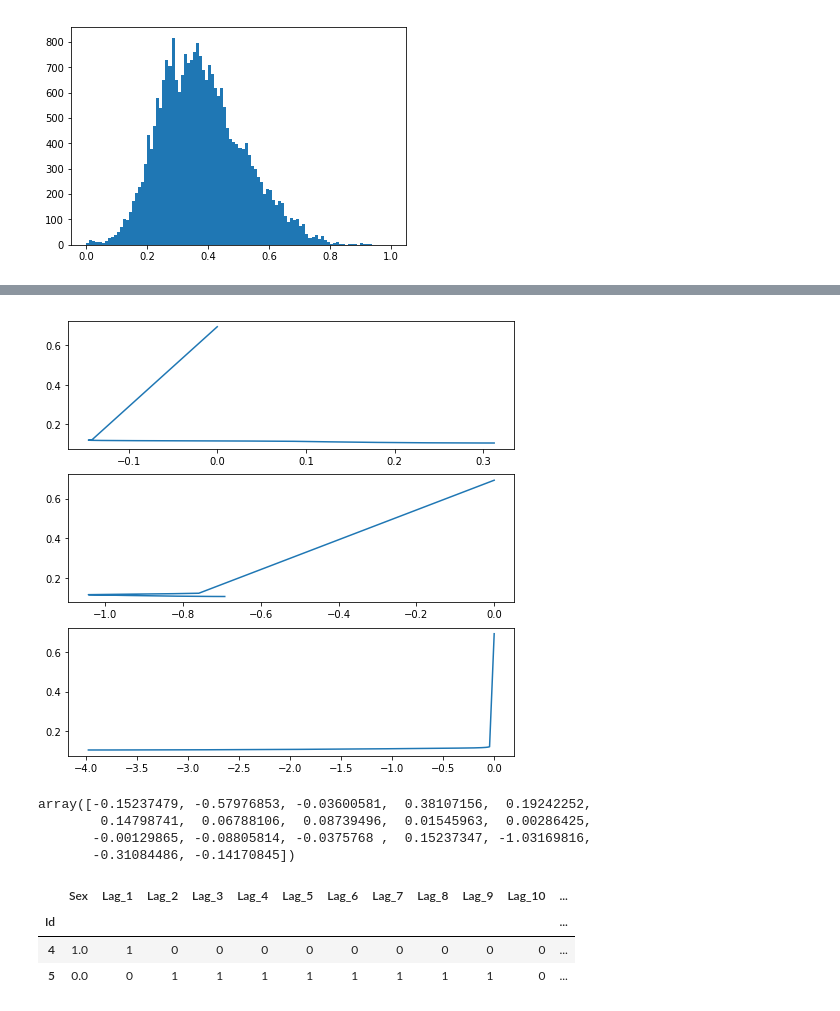
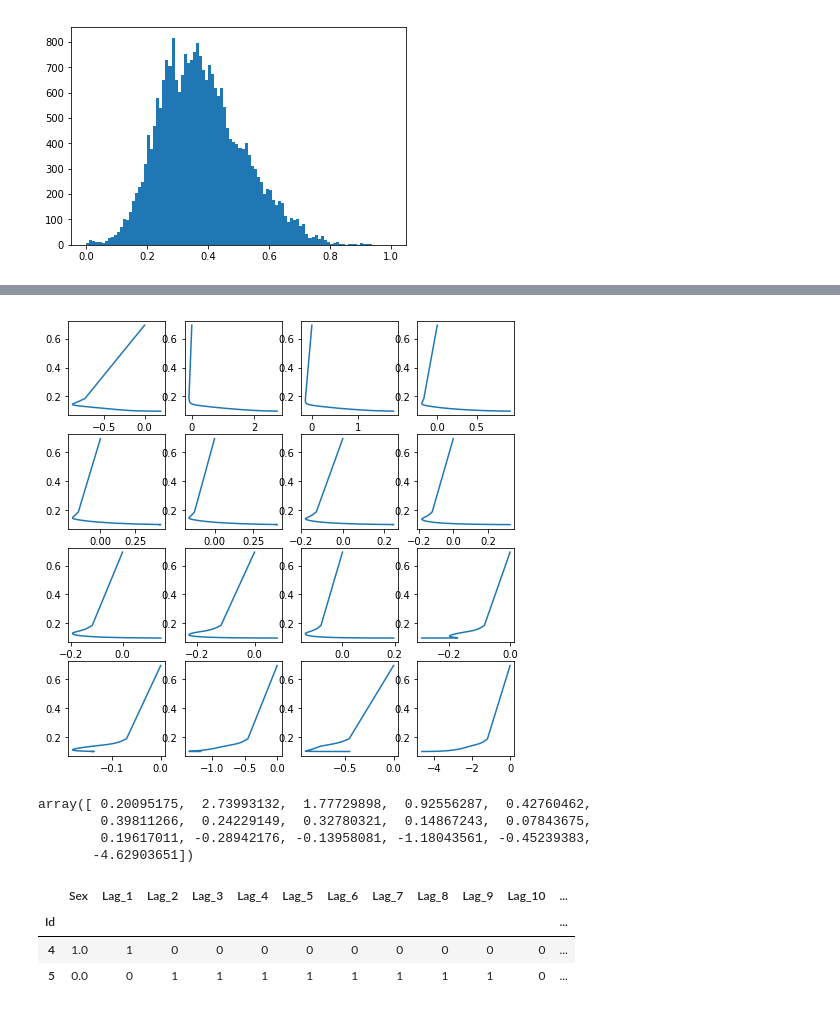
Before and after one commit to stawaway/Mini-project-1, a Jupyter notebook: Cleaning, Transformation, and Logistic Regression.ipynb, the cells around one changed output, grey strips where cells are left out. Saved outputs shown, nothing was run; the diff lists cells and outputs as text; code cells hidden in the pictures.

```diff
--- a/Cleaning, Transformation, and Logistic Regression.ipynb
+++ b/Cleaning, Transformation, and Logistic Regression.ipynb
@@ -247,0 +243,2 @@ train_df.head()
+# %%
+train_df["Dummy"] = np.ones(len(train_df))
@@ -313,11 +282,12 @@ def grad_fxn(w_vect, x_array, y_vect):
     #This function computes the gradient function, given the weights vector w_vect
     return (y_vect - sigmoid(np.dot(x_array, w_vect))).dot(x_array)
 
-def grad_descent(w_vect, x_array, y_vect, step, tol, maxi):
+def grad_descent(w_vect, x_array, y_vect, step, tol, maxi, print_out = True):
     start = time.time()
     #performs the gradient descent
     grad_history = [[w_vect, error_fxn(w_vect, x_array, y_vect)]]
     #store all the past values of the w vector and the error function
+    #(we use this to plot the gradient descent or diagnose problems)
     delta = grad_history[0][1]
     delta = 1
     i = 0
@@ -327,17 +297,20 @@ def grad_descent(w_vect, x_array, y_vect, step, tol, maxi):
         w_vect = w_old + step * grad_fxn(w_old, x_array, y_vect)
         grad_history.append([w_vect, error_fxn(w_vect, x_array, y_vect)])
         delta =  grad_history[-2][1] - grad_history[-1][1]
-        #step = step * 0.95
+        #step = step * 0.8
         #we decrease the step each time to help with convergence
         i = i + 1
         if(i > maxi):
             #We want to end the loop if it has run for two long without converging
             break
-    print("Exit delta = " + str(delta))
-    print("Loops run = " + str(i))
-    print("Time = " + str(time.time() - start))
+    if(print_out):
+        print("Exit delta = " + str(delta))
+        print("Loops run = " + str(i))
+        print("Time = " + str(time.time() - start))
     return w_vect, grad_history
 # %%
-my_w, grad_history = grad_descent(np.zeros(17), train_array, y_vect, step = 1e-4, tol = 1e-4, maxi = 10000)
+my_w, grad_history = grad_descent(w_vect = np.zeros(train_array.shape[1]),
+                                  x_array = train_array, y_vect = y_vect,
+                                  step = 1e-4, tol = 1e-6, maxi = 10000)
 error_fxn(my_w, train_array, y_vect)
 # %% [output]
@@ -352,3 +320,0 @@ train_array.shape[1]
-# %%
-my_w, grad_history = grad_descent(np.zeros(train_array2.shape[1]), train_array2, y_vect, step = 1e-5, tol = 1e-8, maxi = 10000)
-error_fxn(my_w, train_array2, y_vect)
@@ -360,25 +334,25 @@ Time = 20.151775121688843
 # %%
 #plot the gradient descent
 #We are plotting the cost function (y-axis) of each iteration
 #against the value of one position of the w-vector for that iteration
 
 errs = [i[1] for i in grad_history]
-nrows = 3
-ncols = 1
+nrows = 4
+ncols = 4
 fig, axes = plt.subplots(nrows, ncols, figsize = (8,8))
 j = 0
 for ax in axes.reshape(-1):
     ax.plot([i[0][j] for i in grad_history], errs)
     j = j+1
 # %% [output]
-[figure, old version]
+[figure, new version]
 # %%
 my_w
 # %% [output]
-array([-0.15237479, -0.57976853, -0.03600581,  0.38107156,  0.19242252,
-        0.14798741,  0.06788106,  0.08739496,  0.01545963,  0.00286425,
-       -0.00129865, -0.08805814, -0.0375768 ,  0.15237347, -1.03169816,
-       -0.31084486, -0.14170845])
+array([ 0.20095175,  2.73993132,  1.77729898,  0.92556287,  0.42760462,
+        0.39811266,  0.24229149,  0.32780321,  0.14867243,  0.07843675,
+        0.19617011, -0.28942176, -0.13958081, -1.18043561, -0.45239383,
+       -4.62903651])
 # %%
 train_df.head(2)
 # %% [output]
```
Also changed, not shown: parts of 38 cells of this notebook.
